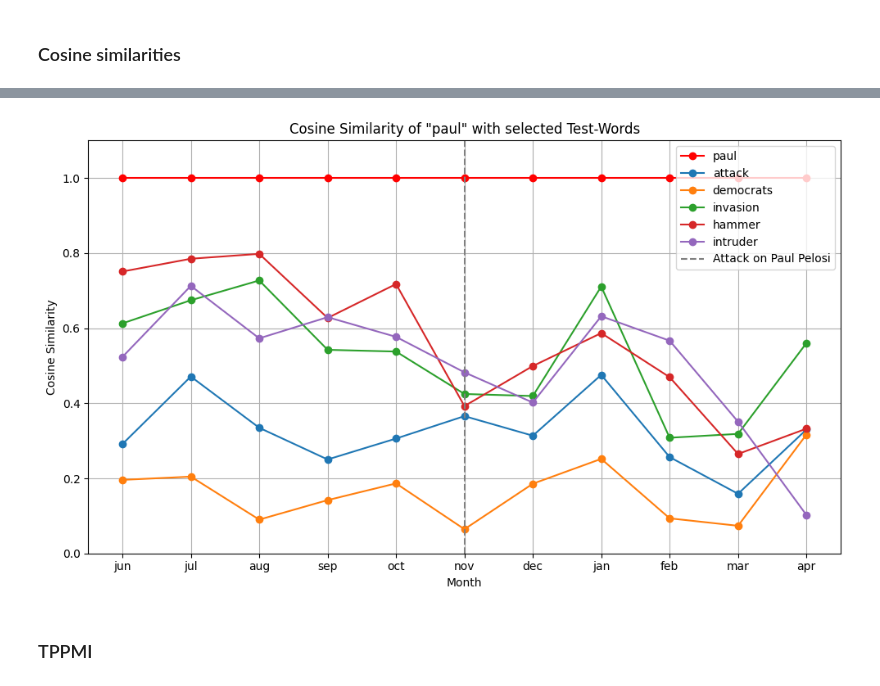
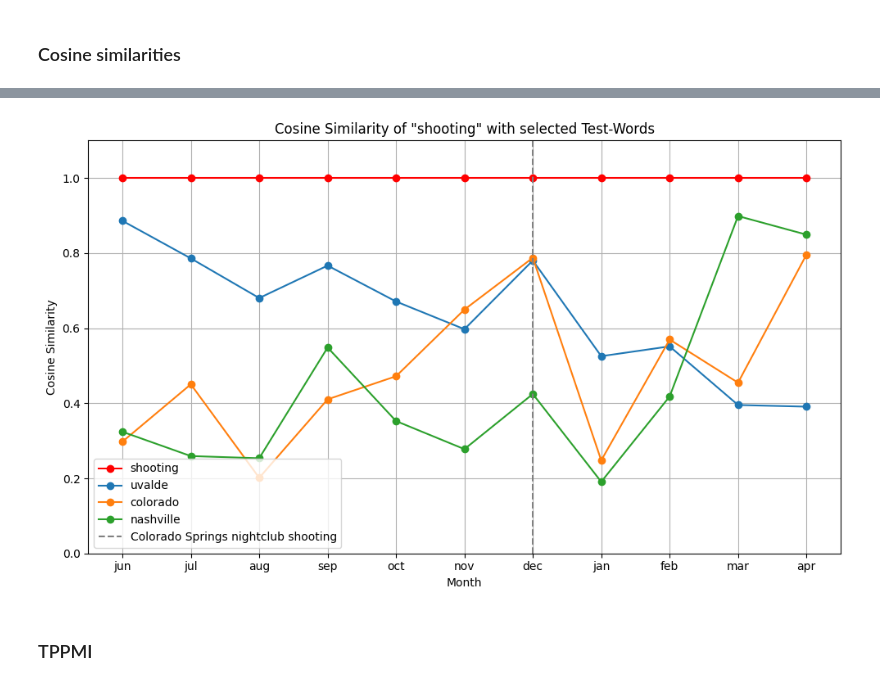
Before and after one commit to FlackoJodye1/temporal-word-embeddings, a Jupyter notebook: model-analysis.ipynb, the cells around one changed output, grey strips where cells are left out. Drawn from its saved outputs; the diff is of its cells as text; code cells hidden in the pictures.

```diff
--- a/model-analysis.ipynb
+++ b/model-analysis.ipynb
@@ -273,6 +180,9 @@ test_words_pelosi = ["attack", "democrats", "invasion", "hammer", "intruder"]
-# %%
-plot_cosine_similarity(target_word_pelosi, test_words_pelosi, models_monthly, event="nov", event_name="Attack on Paul Pelosi")
-# %% [output]
-[figure, removed]
+# %%
+target_word_shootings = "shooting"
+test_words_shootings = ["uvalde", "colorado", "nashville"]
+# %%
+plot_cosine_similarity(target_word_shootings, test_words_shootings, models_monthly, event="dec", event_name="Colorado Springs nightclub shooting")
+# %% [output]
+[figure, added]
 # %% [markdown]
 ### TPPMI
```
Also changed, not shown: parts of 80 cells of this notebook, 3 other files.
